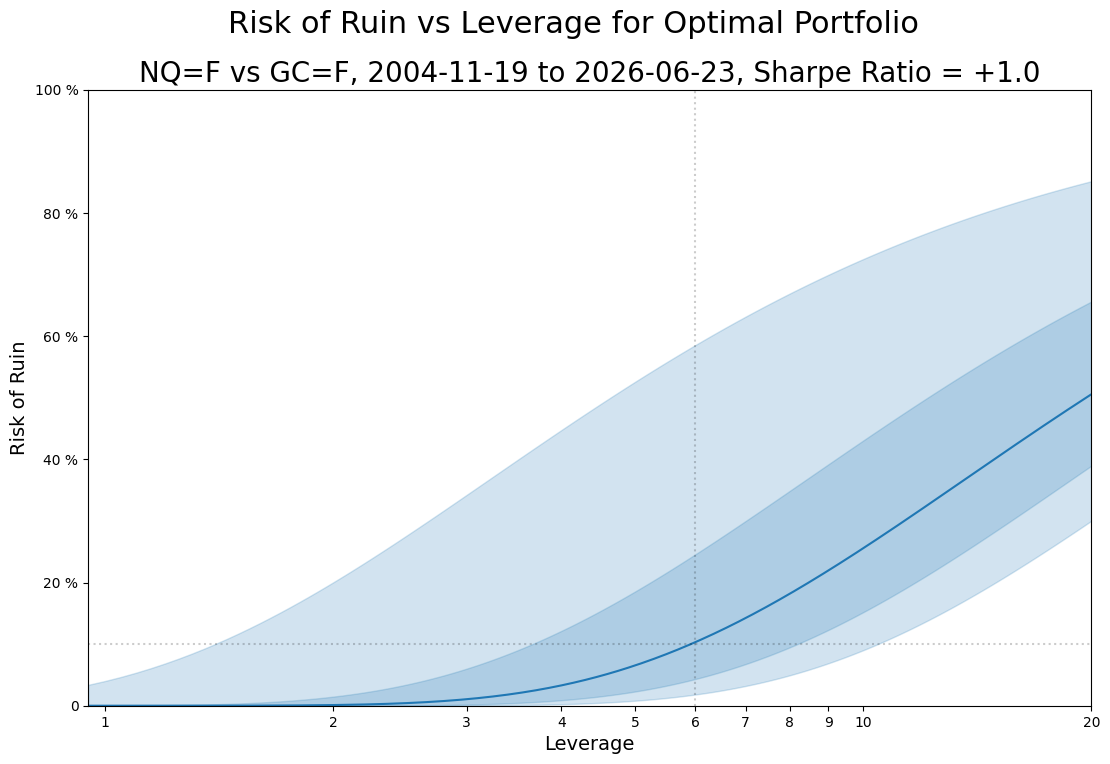
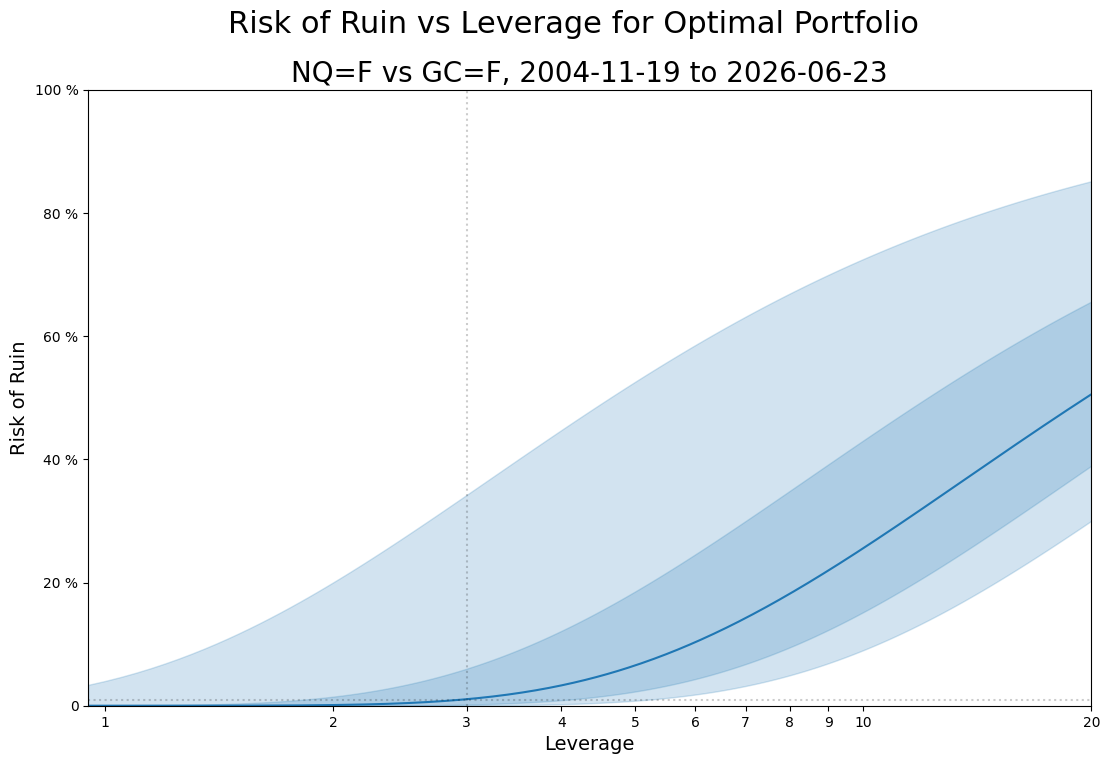
Unified diff of the notebook cell whose output changed from the first chart to the second:
--- before
+++ after
@@ -18,6 +18,6 @@
 plot.set_xlabel('Leverage',fontsize=14)
 plot.set_ylabel('Risk of Ruin',fontsize=14)
-plot.axvline(6,0,10,color='black',linestyle=':',alpha=0.2)
-plot.axhline(10,0,6,color='black',linestyle=':',alpha=0.2)
+plot.axvline(leverage:=3e0,zero,ror:=1e0,color='black',linestyle=':',alpha=0.2)
+plot.axhline(ror,zero,leverage,color='black',linestyle=':',alpha=0.2)
 plot.set_xlim(ruin.index[0],ruin.index[-1])
 plot.set_ylim(zero,hundred)

Commit: Created using Colab